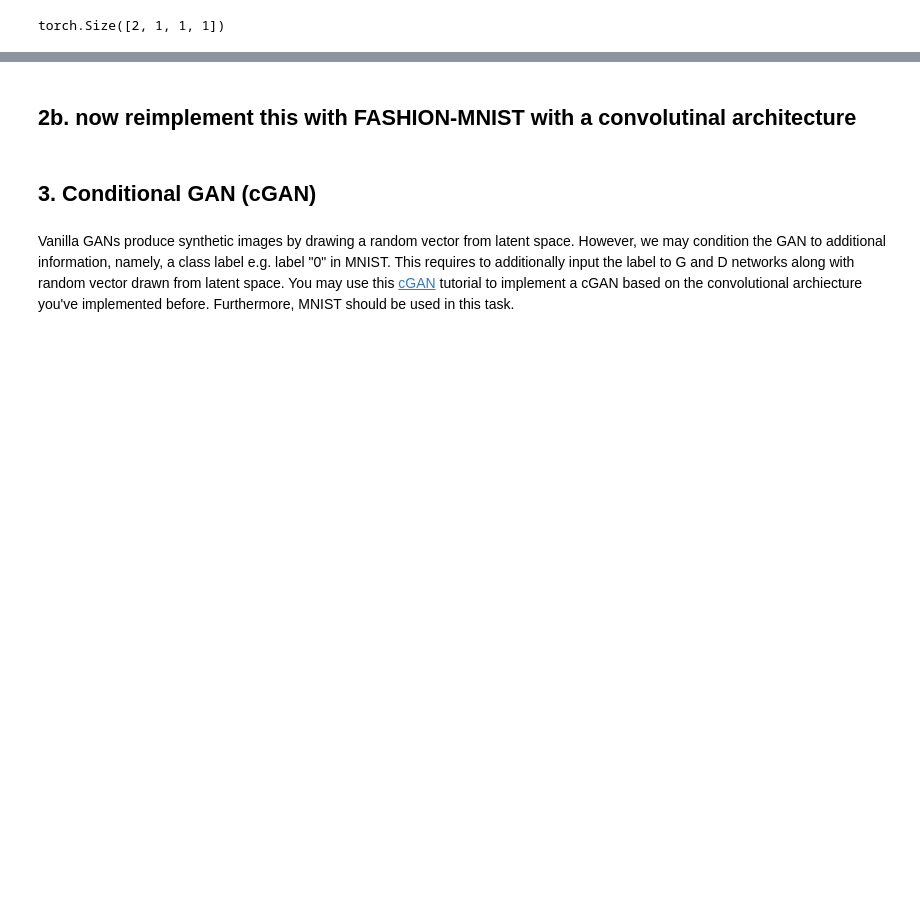
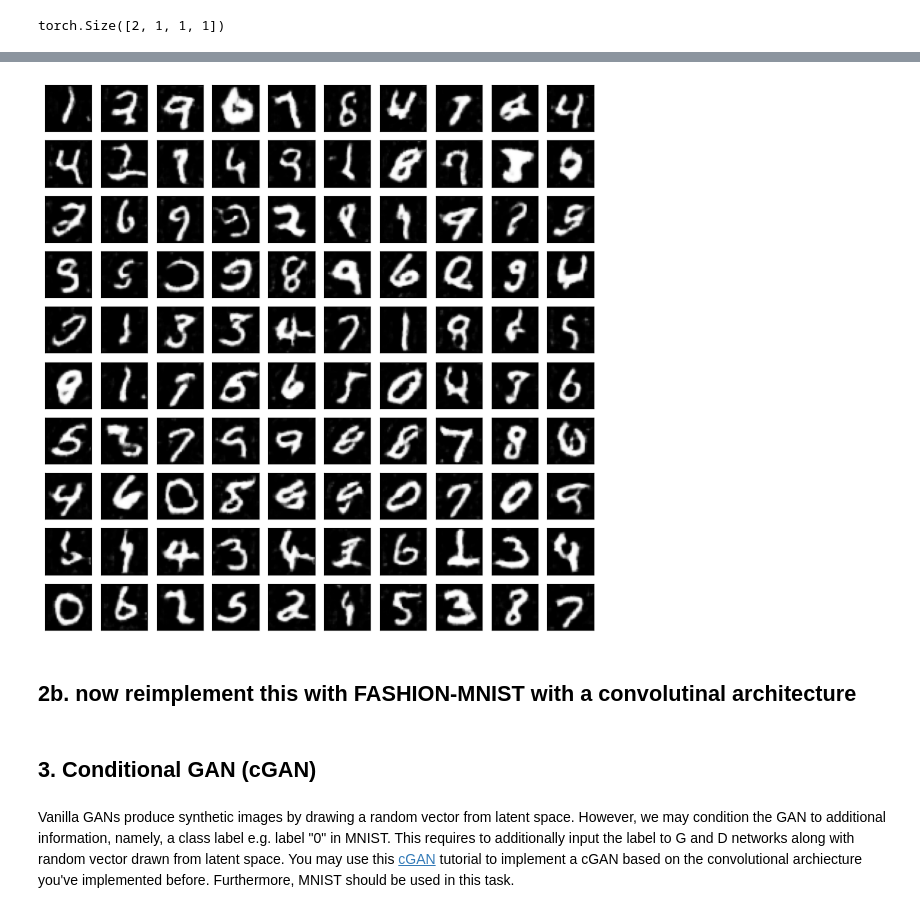
Before and after one commit to zubejda/Advanced_DL, a Jupyter notebook: minimal_GAN.ipynb, the cells around one changed output, grey strips where cells are left out. Drawn from its saved outputs; the diff is of its cells as text; code cells hidden in the pictures; blank space fills up the shorter version.

```diff
--- a/minimal_GAN.ipynb
+++ b/minimal_GAN.ipynb
@@ -393,8 +328,11 @@ class CNN_Generator(nn.Module):
         x = self.model(x)
         return x
 # %%
-latent_dim = 100
-gen = CNN_Generator(latent_dim)
+gen = CNN_Generator(params['latent_dim'])
 example_img = data_loader.dataset[0][0] # single image from a dataset
-noise = torch.randn(1, latent_dim, 1, 1, device=device) # generating a single latent vecotr for testing
+noise = torch.randn(100, params['latent_dim'], 1, 1, device=device) # generating a single latent vecotr for testing
 generated_noise = gen(noise)
+for i in generated_noise:
+    print(i.reshape(params['img_shape']).shape)
+    break
+# print(generated_noise.reshape(params['img_shape']).shape)
@@ -401,7 +341,7 @@ generated_noise = gen(noise)
 # %%
 #setup convolutional discriminator
 class CNN_Discriminator(nn.Module):
-    def __init__(self, latent_dim, feature_maps=64, img_channels=1):
+    def __init__(self, latent_dim, feature_maps=16, img_channels=1):
         super(CNN_Discriminator, self).__init__()
         self.latent_dim = latent_dim
         self.feature_maps = feature_maps
@@ -460,8 +400,8 @@ def draw_sample(sample_shape):
 # x = torch.tensor(draw_sample(1, 784), dtype=torch.float32).to(device)
 # z = torch.tensor(draw_sample(1, zdim), dtype=torch.float32).to(device)
 
-G = CNN_Generator(latent_dim).to(device)
-D = CNN_Discriminator(latent_dim).to(device)
+G = CNN_Generator(params['latent_dim']).to(device)
+D = CNN_Discriminator(params['latent_dim']).to(device)
 
 # G_sample_train = G(z)
 # D_logit_real, D_real = D(x)
@@ -521,3 +501,34 @@ KeyboardInterrupt:
+# %%
+models_path = '/content/final'
+if not os.path.exists(models_path):
+    os.makedirs(models_path)
+
+torch.save({
+    'model_state_dict': G.state_dict(),
+    'optimizer_state_dict': opt_g.state_dict(),
+    'metadata': params
+}, os.path.join(models_path, 'G.pth'))
+torch.save({
+    'model_state_dict': D.state_dict(),
+    'optimizer_state_dict': opt_d.state_dict(),
+    'metadata': params
+}, os.path.join(models_path, 'D.pth'))
+
+noise = torch.randn(100, params['latent_dim'], 1, 1, device=device)
+samples = G(noise)
+
+fig = plt.figure(figsize=(10, 10))
+gs = gridspec.GridSpec(10, 10)
+for j, sample in enumerate(samples):
+    sample = sample.detach().cpu().numpy()
+    ax = plt.subplot(gs[j])
+    ax.set_xticks([])
+    ax.set_yticks([])
+    plt.imshow(sample.reshape(params['img_shape']), cmap='Greys_r')
+
+plt.savefig(models_path + '/{}.png'.format(str(epoch).zfill(4)), bbox_inches='tight')
+# %% [output]
+[figure, added]
 # %%
 #plot losses and generated images with the convolutional GAN
 # %% [markdown]
```
Also changed, not shown: parts of 12 cells of this notebook.
